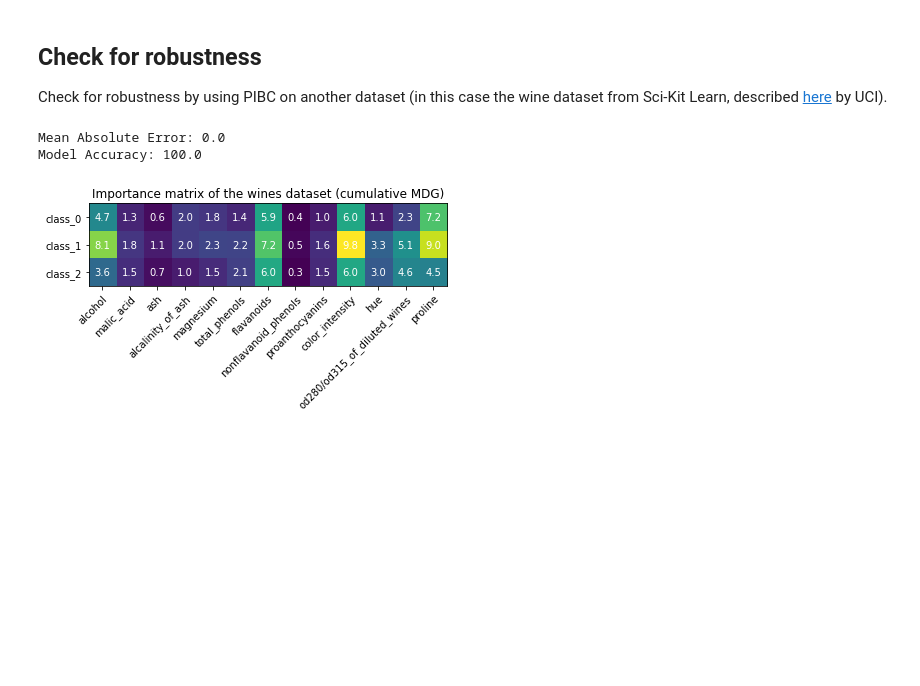
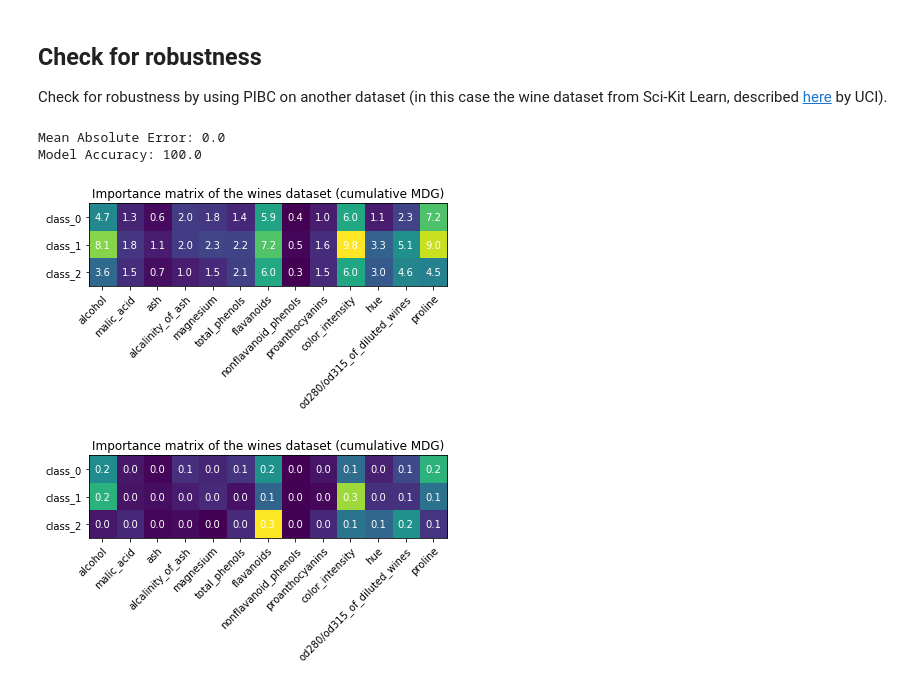
Before and after one commit to GiulioPr/Pcfi, a Jupyter notebook: 1_code/pibc-demo-v2.ipynb, the cells around one changed output. Drawn from its saved outputs; the diff is of its cells as text; code cells hidden in the pictures; blank space fills up the shorter version.

Commit message:
2 out of 3 plots added

```diff
--- a/1_code/pibc-demo-v2.ipynb
+++ b/1_code/pibc-demo-v2.ipynb
@@ -48,12 +50,13 @@ Model Accuracy: 100.0
 # %% [markdown]
 The model is very accurate, so it is reasonable and informative to proceed with calculating predictor importances by class. We can do this by passing the classifier to the `calcImportanceMatrix` function from `importanceMatrix`.
 # %%
-def calcImportanceMatrix_v2(rf_clf):
+def calcImportanceMatrix(rf_clf):
     """
     Calculates the importance matrix of predictors for each class.
 
     Arguments:
-        rf_clf - The random forest classifier to calculate the importance matrix for. Must be a RandomForestClassifier object.
+        rf_clf - The random forest classifier to calculate the importance matrix for.
+        Must be a RandomForestClassifier object.
 
     Returns:
         importance_matrix - The importance matrix with the importance of each predictor in predicting a class. A n by m numpy array.
@@ -111,7 +114,7 @@ def calcImportanceMatrix_v2(rf_clf):
                 node_unvisited[leaf_c_i,current_i] = False
                 current_i = parent_i
                 parent_i = parent_node_ind[current_i]
-        importance_matrix.append(tree_importances)
+        importance_matrix.append(tree_importances/nodes[0]['weighted_n_node_samples'])
 
     # average the predictor importances for each class by all of the trees in the forest
     importance_matrix = np.mean(importance_matrix, axis = 0)
@@ -287,5 +425,5 @@ whose parent is  8
 # %%
-#imp_mat = calcImportanceMatrix(rf_clf)
+imp_mat_old = calcImportanceMatrix(rf_clf)
 imp_mat = calcImportanceMatrix_v2(rf_clf)
 # %% [markdown]
 Now that we have the importance matrix (the importance of each predictor for predicting each class), we can plot the data to see which predictors are most important for each class. The simplest way to visualize these relationships is with a heatmap.
@@ -339,31 +502,60 @@ print('Mean Absolute Error: {}'.format(round(np.mean(errors), 2)))
 acc = 100 * accuracy_score(y_test, predictions)
 print('Model Accuracy: {}'.format(round(acc, 2)))
 
 # calculate the importance matrix
 imp_mat = calcImportanceMatrix(rf_clf)
 
 # plot the result
 fig, ax = plt.subplots()
 im = ax.imshow(imp_mat)
 
 # adding figure annotations
 ax.set_xticks(np.arange(imp_mat.shape[1]))
 ax.set_yticks(np.arange(imp_mat.shape[0]))
 ax.set_xticklabels(list(wines.feature_names))
 ax.set_yticklabels(list(wines.target_names))
 
 # rotate the tick labels and set alignment
 plt.setp(ax.get_xticklabels(), rotation=45, ha="right", rotation_mode="anchor")
 
 # create text annotations over the heatmap
 for i in range(len(list(wines.target_names))):
     for j in range(len(list(wines.feature_names))):
         text = ax.text(j, i, round(imp_mat[i, j], 1), ha="center", va="center", color="w")
 
 ax.set_title("Importance matrix of the wines dataset (cumulative MDG)")
 fig.tight_layout()
 plt.show()
+
+
+
+
+# calculate the importance matrix
+imp_mat = calcImportanceMatrix_v2(rf_clf)
+
+# plot the result
+fig, ax = plt.subplots()
+im = ax.imshow(imp_mat)
+
+# adding figure annotations
+ax.set_xticks(np.arange(imp_mat.shape[1]))
+ax.set_yticks(np.arange(imp_mat.shape[0]))
+ax.set_xticklabels(list(wines.feature_names))
+ax.set_yticklabels(list(wines.target_names))
+
+# rotate the tick labels and set alignment
+plt.setp(ax.get_xticklabels(), rotation=45, ha="right", rotation_mode="anchor")
+
+# create text annotations over the heatmap
+for i in range(len(list(wines.target_names))):
+    for j in range(len(list(wines.feature_names))):
+        text = ax.text(j, i, round(imp_mat[i, j], 1), ha="center", va="center", color="w")
+
+ax.set_title("Importance matrix of the wines dataset (cumulative MDG)")
+fig.tight_layout()
+plt.show()
 # %% [output]
 Mean Absolute Error: 0.0
 Model Accuracy: 100.0
-[figure, old version]
+[figure, new version]
+[figure, added]
```
Also changed, not shown: parts of 9 cells of this notebook.
